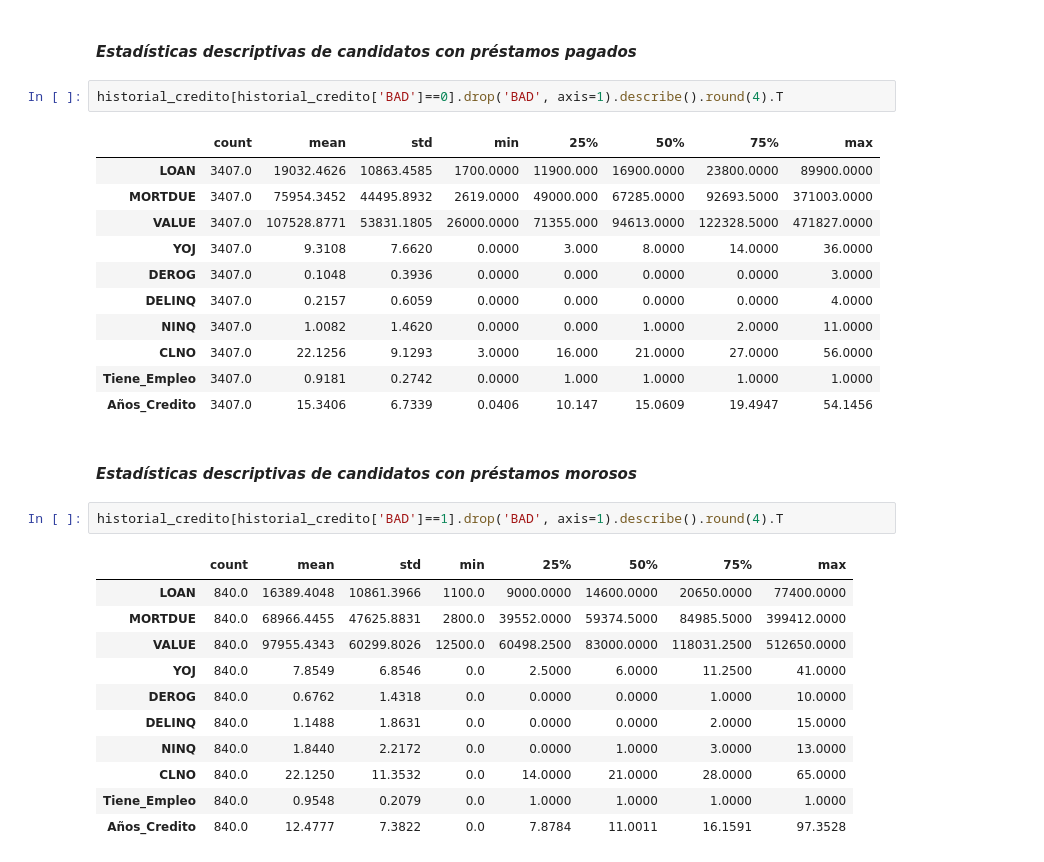
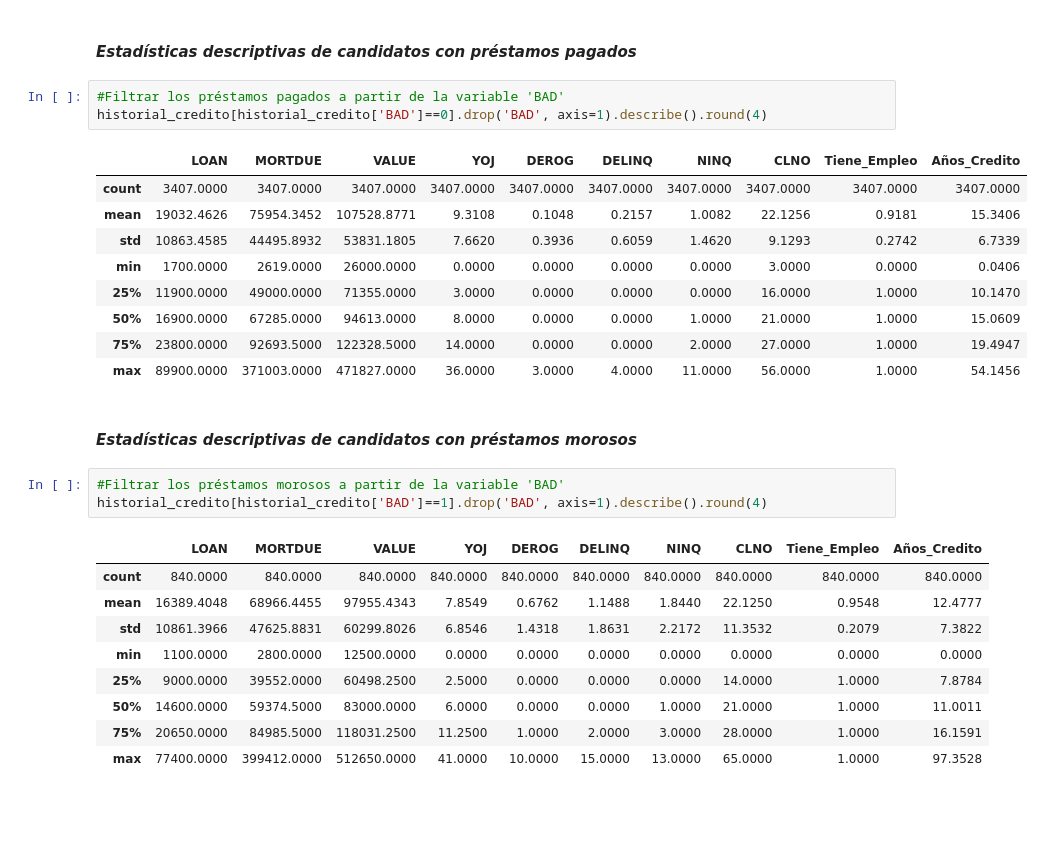
Before and after one commit to HelgaZambrana/data-science-coderhouse, a Jupyter notebook: ProyectoFinal_RiesgoCrediticio.ipynb, the cells around one changed output. Saved outputs shown, nothing was run; the diff lists cells and outputs as text; blank space fills up the shorter version.

```diff
--- a/ProyectoFinal_RiesgoCrediticio.ipynb
+++ b/ProyectoFinal_RiesgoCrediticio.ipynb
@@ -169,32 +171,30 @@ Se observa en base a los datos que 840 candidatos sobre un total de  tienen al m
 # %% [markdown]
 #### *Estadísticas descriptivas de candidatos con préstamos pagados*
 # %%
-historial_credito[historial_credito['BAD']==0].drop('BAD', axis=1).describe().round(4).T
+#Filtrar los préstamos pagados a partir de la variable 'BAD'
+historial_credito[historial_credito['BAD']==0].drop('BAD', axis=1).describe().round(4)
 # %% [output]
-|  | count | mean | std | min | 25% | 50% | 75% | max |
-| LOAN | 3407.0 | 19032.4626 | 10863.4585 | 1700.0000 | 11900.000 | 16900.0000 | 23800.0000 | 89900.0000 |
-| MORTDUE | 3407.0 | 75954.3452 | 44495.8932 | 2619.0000 | 49000.000 | 67285.0000 | 92693.5000 | 371003.0000 |
-| VALUE | 3407.0 | 107528.8771 | 53831.1805 | 26000.0000 | 71355.000 | 94613.0000 | 122328.5000 | 471827.0000 |
-| YOJ | 3407.0 | 9.3108 | 7.6620 | 0.0000 | 3.000 | 8.0000 | 14.0000 | 36.0000 |
-| DEROG | 3407.0 | 0.1048 | 0.3936 | 0.0000 | 0.000 | 0.0000 | 0.0000 | 3.0000 |
-| DELINQ | 3407.0 | 0.2157 | 0.6059 | 0.0000 | 0.000 | 0.0000 | 0.0000 | 4.0000 |
-| NINQ | 3407.0 | 1.0082 | 1.4620 | 0.0000 | 0.000 | 1.0000 | 2.0000 | 11.0000 |
-| CLNO | 3407.0 | 22.1256 | 9.1293 | 3.0000 | 16.000 | 21.0000 | 27.0000 | 56.0000 |
-| Tiene_Empleo | 3407.0 | 0.9181 | 0.2742 | 0.0000 | 1.000 | 1.0000 | 1.0000 | 1.0000 |
-| Años_Credito | 3407.0 | 15.3406 | 6.7339 | 0.0406 | 10.147 | 15.0609 | 19.4947 | 54.1456 |
+|  | LOAN | MORTDUE | VALUE | YOJ | DEROG | DELINQ | NINQ | CLNO | Tiene_Empleo | Años_Credito |
+| count | 3407.0000 | 3407.0000 | 3407.0000 | 3407.0000 | 3407.0000 | 3407.0000 | 3407.0000 | 3407.0000 | 3407.0000 | 3407.0000 |
+| mean | 19032.4626 | 75954.3452 | 107528.8771 | 9.3108 | 0.1048 | 0.2157 | 1.0082 | 22.1256 | 0.9181 | 15.3406 |
+| std | 10863.4585 | 44495.8932 | 53831.1805 | 7.6620 | 0.3936 | 0.6059 | 1.4620 | 9.1293 | 0.2742 | 6.7339 |
+| min | 1700.0000 | 2619.0000 | 26000.0000 | 0.0000 | 0.0000 | 0.0000 | 0.0000 | 3.0000 | 0.0000 | 0.0406 |
+| 25% | 11900.0000 | 49000.0000 | 71355.0000 | 3.0000 | 0.0000 | 0.0000 | 0.0000 | 16.0000 | 1.0000 | 10.1470 |
+| 50% | 16900.0000 | 67285.0000 | 94613.0000 | 8.0000 | 0.0000 | 0.0000 | 1.0000 | 21.0000 | 1.0000 | 15.0609 |
+| 75% | 23800.0000 | 92693.5000 | 122328.5000 | 14.0000 | 0.0000 | 0.0000 | 2.0000 | 27.0000 | 1.0000 | 19.4947 |
+| max | 89900.0000 | 371003.0000 | 471827.0000 | 36.0000 | 3.0000 | 4.0000 | 11.0000 | 56.0000 | 1.0000 | 54.1456 |
 # %% [markdown]
 #### *Estadísticas descriptivas de candidatos con préstamos morosos*
 # %%
-historial_credito[historial_credito['BAD']==1].drop('BAD', axis=1).describe().round(4).T
+#Filtrar los préstamos morosos a partir de la variable 'BAD'
+historial_credito[historial_credito['BAD']==1].drop('BAD', axis=1).describe().round(4)
 # %% [output]
-|  | count | mean | std | min | 25% | 50% | 75% | max |
-| LOAN | 840.0 | 16389.4048 | 10861.3966 | 1100.0 | 9000.0000 | 14600.0000 | 20650.0000 | 77400.0000 |
-| MORTDUE | 840.0 | 68966.4455 | 47625.8831 | 2800.0 | 39552.0000 | 59374.5000 | 84985.5000 | 399412.0000 |
-| VALUE | 840.0 | 97955.4343 | 60299.8026 | 12500.0 | 60498.2500 | 83000.0000 | 118031.2500 | 512650.0000 |
-| YOJ | 840.0 | 7.8549 | 6.8546 | 0.0 | 2.5000 | 6.0000 | 11.2500 | 41.0000 |
-| DEROG | 840.0 | 0.6762 | 1.4318 | 0.0 | 0.0000 | 0.0000 | 1.0000 | 10.0000 |
-| DELINQ | 840.0 | 1.1488 | 1.8631 | 0.0 | 0.0000 | 0.0000 | 2.0000 | 15.0000 |
-| NINQ | 840.0 | 1.8440 | 2.2172 | 0.0 | 0.0000 | 1.0000 | 3.0000 | 13.0000 |
-| CLNO | 840.0 | 22.1250 | 11.3532 | 0.0 | 14.0000 | 21.0000 | 28.0000 | 65.0000 |
-| Tiene_Empleo | 840.0 | 0.9548 | 0.2079 | 0.0 | 1.0000 | 1.0000 | 1.0000 | 1.0000 |
-| Años_Credito | 840.0 | 12.4777 | 7.3822 | 0.0 | 7.8784 | 11.0011 | 16.1591 | 97.3528 |
+|  | LOAN | MORTDUE | VALUE | YOJ | DEROG | DELINQ | NINQ | CLNO | Tiene_Empleo | Años_Credito |
+| count | 840.0000 | 840.0000 | 840.0000 | 840.0000 | 840.0000 | 840.0000 | 840.0000 | 840.0000 | 840.0000 | 840.0000 |
+| mean | 16389.4048 | 68966.4455 | 97955.4343 | 7.8549 | 0.6762 | 1.1488 | 1.8440 | 22.1250 | 0.9548 | 12.4777 |
+| std | 10861.3966 | 47625.8831 | 60299.8026 | 6.8546 | 1.4318 | 1.8631 | 2.2172 | 11.3532 | 0.2079 | 7.3822 |
+| min | 1100.0000 | 2800.0000 | 12500.0000 | 0.0000 | 0.0000 | 0.0000 | 0.0000 | 0.0000 | 0.0000 | 0.0000 |
+| 25% | 9000.0000 | 39552.0000 | 60498.2500 | 2.5000 | 0.0000 | 0.0000 | 0.0000 | 14.0000 | 1.0000 | 7.8784 |
+| 50% | 14600.0000 | 59374.5000 | 83000.0000 | 6.0000 | 0.0000 | 0.0000 | 1.0000 | 21.0000 | 1.0000 | 11.0011 |
+| 75% | 20650.0000 | 84985.5000 | 118031.2500 | 11.2500 | 1.0000 | 2.0000 | 3.0000 | 28.0000 | 1.0000 | 16.1591 |
+| max | 77400.0000 | 399412.0000 | 512650.0000 | 41.0000 | 10.0000 | 15.0000 | 13.0000 | 65.0000 | 1.0000 | 97.3528 |
```
Also changed, not shown: parts of 10 cells of this notebook.
